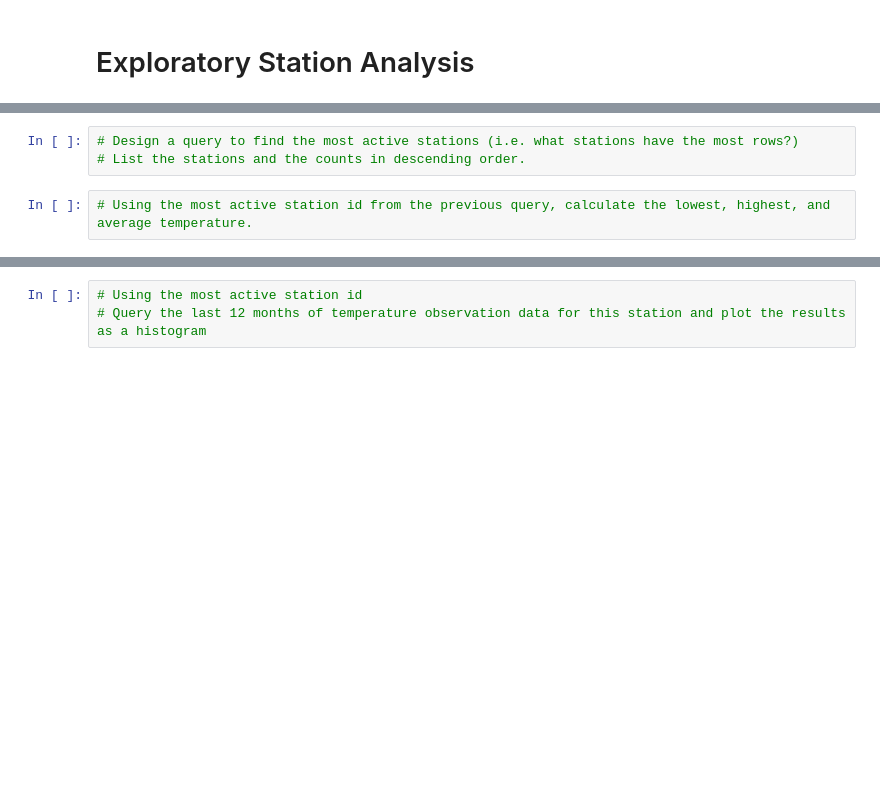
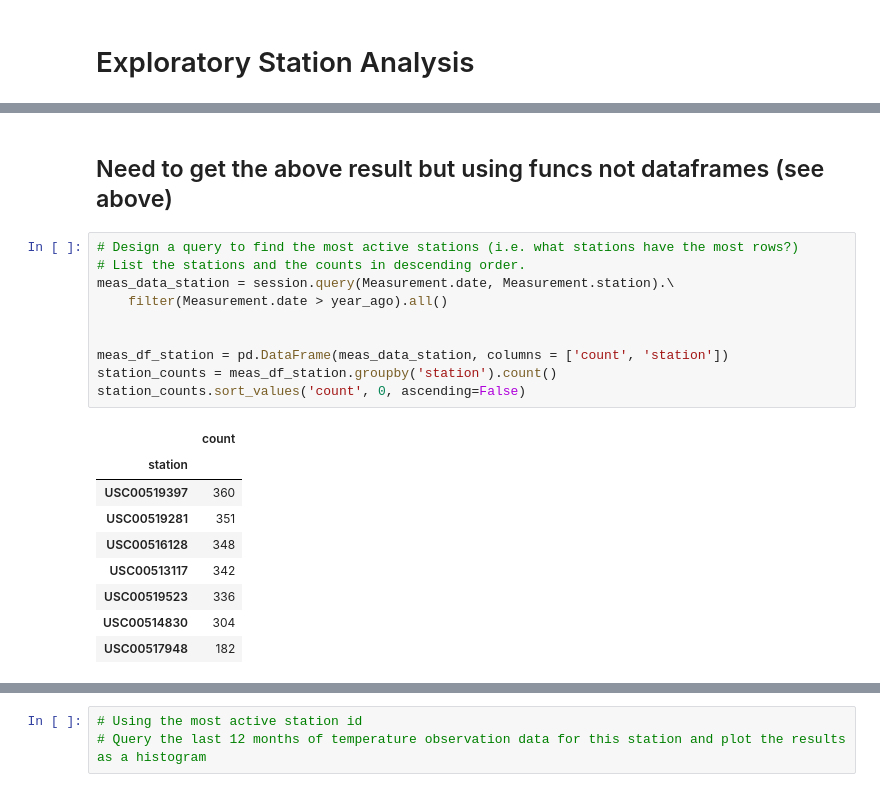
Before and after one commit to oli124/sqlalchemy-challenge, a Jupyter notebook: SurfsUp/climate_starter.ipynb, the cells around one changed output, grey strips where cells are left out. Cells and saved outputs as stored; diff of their text form; blank space fills up the shorter version.

Commit message:
updating exploratory station analysis in climate starter.ipynb

```diff
--- a/SurfsUp/climate_starter.ipynb
+++ b/SurfsUp/climate_starter.ipynb
@@ -123,5 +135,22 @@ summary_stats_df.describe().round(3)
+# %% [markdown]
+## Need to get the above result but using funcs not dataframes (see above)
 # %%
 # Design a query to find the most active stations (i.e. what stations have the most rows?)
 # List the stations and the counts in descending order.
+meas_data_station = session.query(Measurement.date, Measurement.station).\
+    filter(Measurement.date > year_ago).all()
+
+
+meas_df_station = pd.DataFrame(meas_data_station, columns = ['count', 'station'])
+station_counts = meas_df_station.groupby('station').count()
+station_counts.sort_values('count', 0, ascending=False)
+# %% [output]
+|  | count |
+| station |  |
+| USC00519397 | 360 |
+| USC00519281 | 351 |
+| USC00516128 | 348 |
+| USC00513117 | 342 |
+| USC00519523 | 336 |
+| USC00514830 | 304 |
+| USC00517948 | 182 |
-# %%
-# Using the most active station id from the previous query, calculate the lowest, highest, and average temperature.
```
Also changed, not shown: parts of 6 cells of this notebook, 1 other file.
